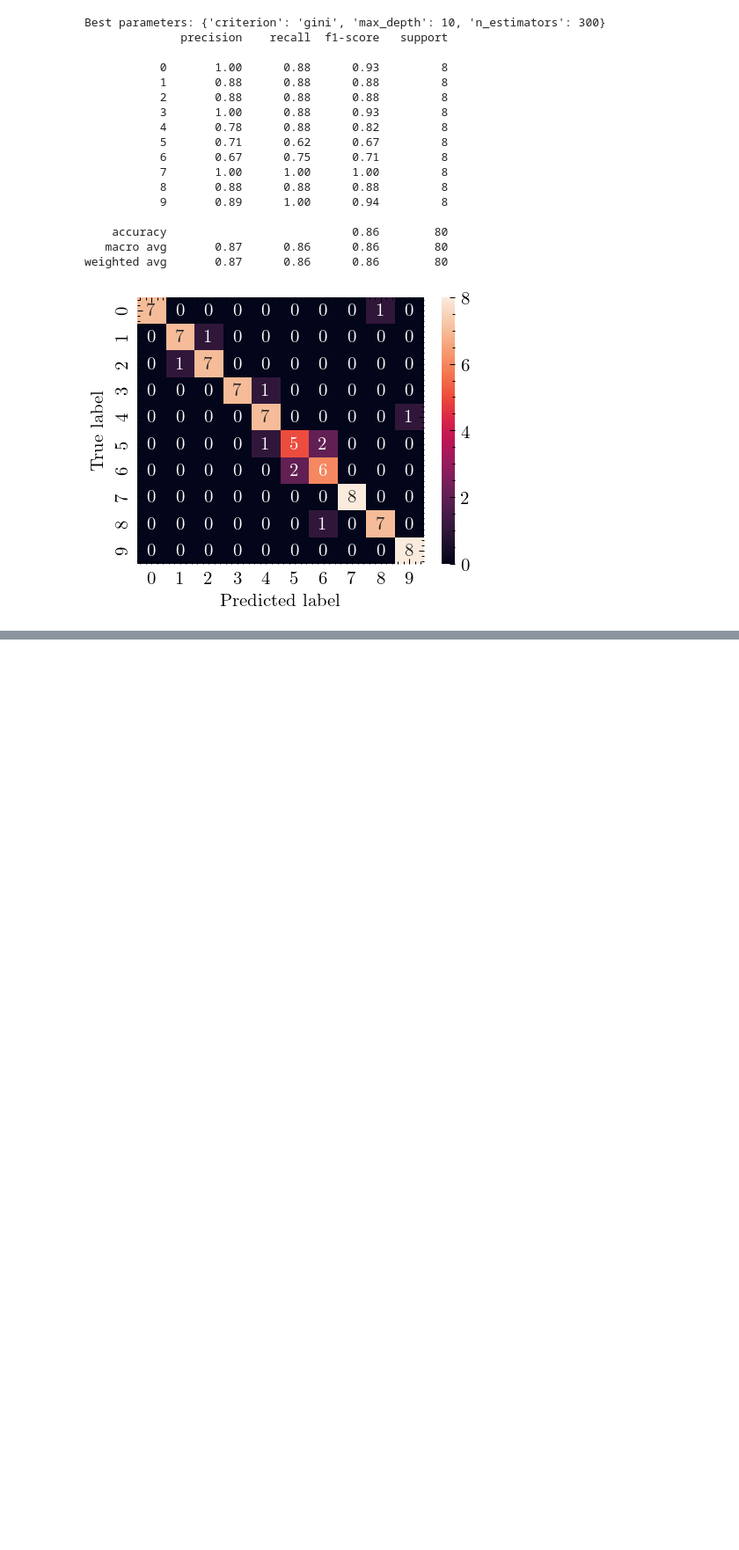
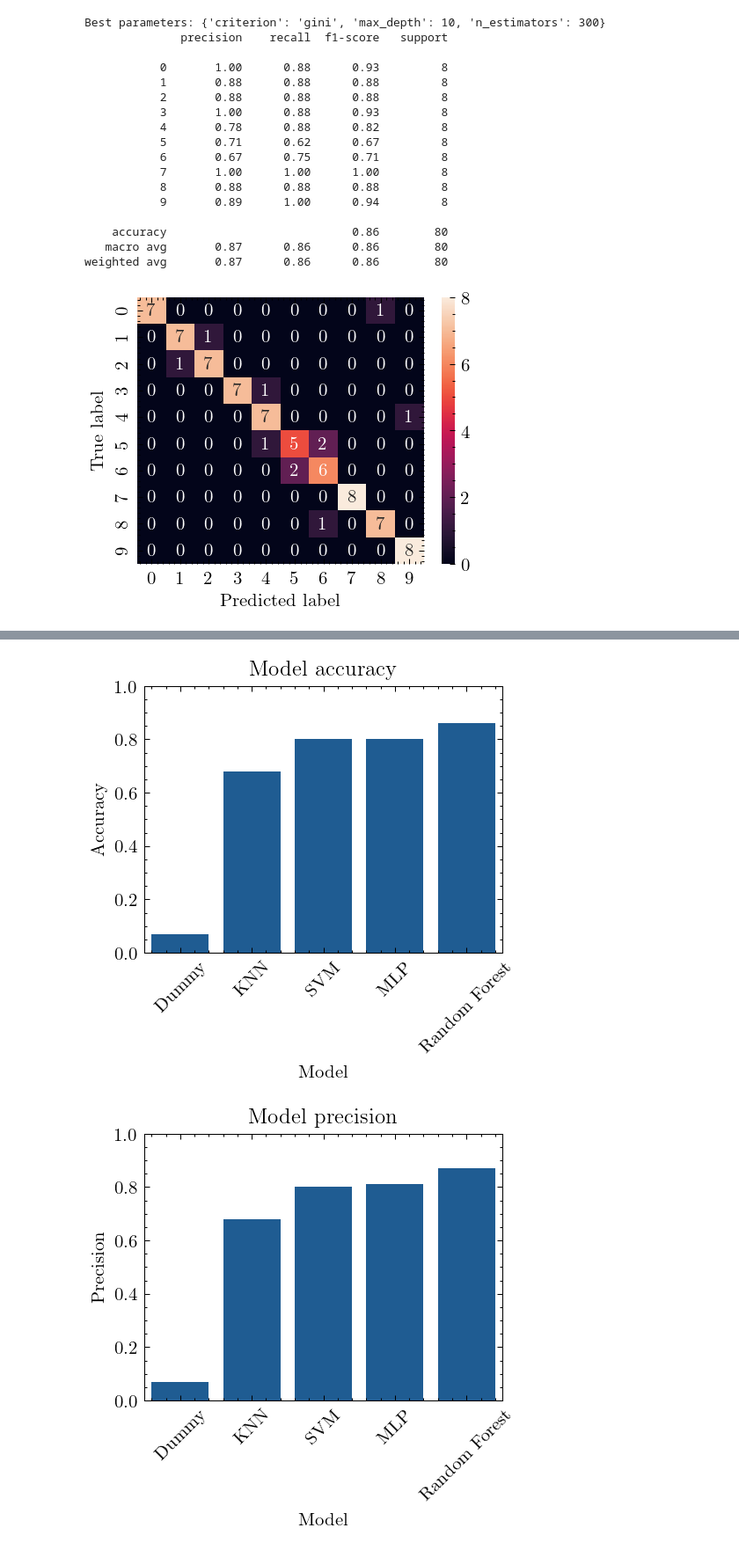
Before and after one commit to FilippoUslenghi/audio-pattern, a Jupyter notebook: project.ipynb, the cells around one changed output, grey strips where cells are left out. Shown at 88% size. Saved outputs shown, nothing was run; the diff lists cells and outputs as text; code cells hidden in the pictures; blank space fills up the shorter version.

Commit message:
Plotted classs results

```diff
--- a/project.ipynb
+++ b/project.ipynb
@@ -678,0 +647,12 @@ weighted avg       0.87      0.86      0.86        80
+# %%
+results = {
+    "Model": ["Dummy", "KNN", "SVM", "MLP", "Random Forest"],
+    "Accuracy": [0.07, 0.68, 0.80, 0.80, 0.86],
+    "Precision": [0.07, 0.68, 0.80, 0.81, 0.87],
+    "Recall": [0.07, 0.68, 0.80, 0.81, 0.86],
+    "F1-score": [0.07, 0.67, 0.80, 0.81, 0.86],
+}
+
+results_df = pd.DataFrame(results)
+results_df.to_csv("results.csv", index=False)
+results_df
@@ -678,0 +666,36 @@ weighted avg       0.87      0.86      0.86        80
+# %%
+# Plot results
+plt.figure(dpi=150)
+sns.barplot(x="Model", y="Accuracy", data=results_df)
+plt.title("Model accuracy")
+plt.ylabel("Accuracy")
+plt.ylim(0, 1)
+plt.xticks(rotation=45)
+plt.show()
+
+plt.figure(dpi=150)
+sns.barplot(x="Model", y="Precision", data=results_df)
+plt.title("Model precision")
+plt.ylabel("Precision")
+plt.ylim(0, 1)
+plt.xticks(rotation=45)
+plt.show()
+
+plt.figure(dpi=150)
+sns.barplot(x="Model", y="Recall", data=results_df)
+plt.title("Model recall")
+plt.ylabel("Recall")
+plt.ylim(0, 1)
+plt.xticks(rotation=45)
+plt.show()
+
+plt.figure(dpi=150)
+sns.barplot(x="Model", y="F1-score", data=results_df)
+plt.title("Model F1-score")
+plt.ylabel("F1")
+plt.ylim(0, 1)
+plt.xticks(rotation=45)
+plt.show()
+# %% [output]
+[figure, added]
+[figure, added]
```
Also changed, not shown: parts of 10 cells of this notebook, 3 other files.
